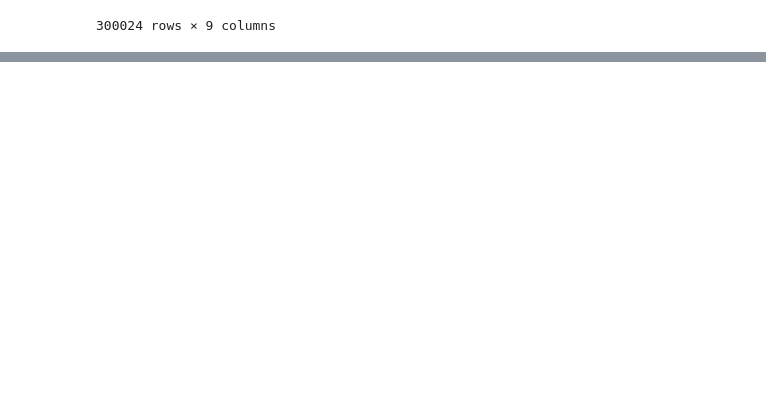
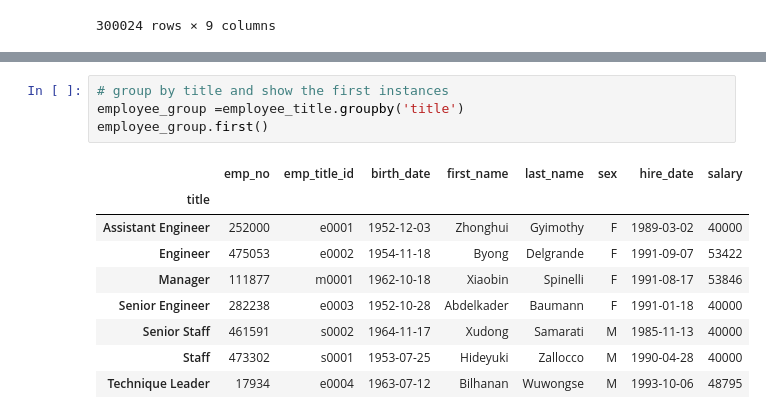
Before and after one commit to Shorleyshor/sql-challenge, a Jupyter notebook: EmployeeSQL/Untitled.ipynb, the cells around one changed output, grey strips where cells are left out. Cells and saved outputs as stored; diff of their text form; blank space fills up the shorter version.

```diff
--- a/EmployeeSQL/Untitled.ipynb
+++ b/EmployeeSQL/Untitled.ipynb
@@ -90,0 +107,14 @@ employee_title
+# %%
+# group by title and show the first instances
+employee_group =employee_title.groupby('title')
+employee_group.first()
+# %% [output]
+|  | emp_no | emp_title_id | birth_date | first_name | last_name | sex | hire_date | salary |
+| title |  |  |  |  |  |  |  |  |
+| Assistant Engineer | 252000 | e0001 | 1952-12-03 | Zhonghui | Gyimothy | F | 1989-03-02 | 40000 |
+| Engineer | 475053 | e0002 | 1954-11-18 | Byong | Delgrande | F | 1991-09-07 | 53422 |
+| Manager | 111877 | m0001 | 1962-10-18 | Xiaobin | Spinelli | F | 1991-08-17 | 53846 |
+| Senior Engineer | 282238 | e0003 | 1952-10-28 | Abdelkader | Baumann | F | 1991-01-18 | 40000 |
+| Senior Staff | 461591 | s0002 | 1964-11-17 | Xudong | Samarati | M | 1985-11-13 | 40000 |
+| Staff | 473302 | s0001 | 1953-07-25 | Hideyuki | Zallocco | M | 1990-04-28 | 40000 |
+| Technique Leader | 17934 | e0004 | 1963-07-12 | Bilhanan | Wuwongse | M | 1993-10-06 | 48795 |
```
Also changed, not shown: parts of 6 cells of this notebook, 3 other files.
